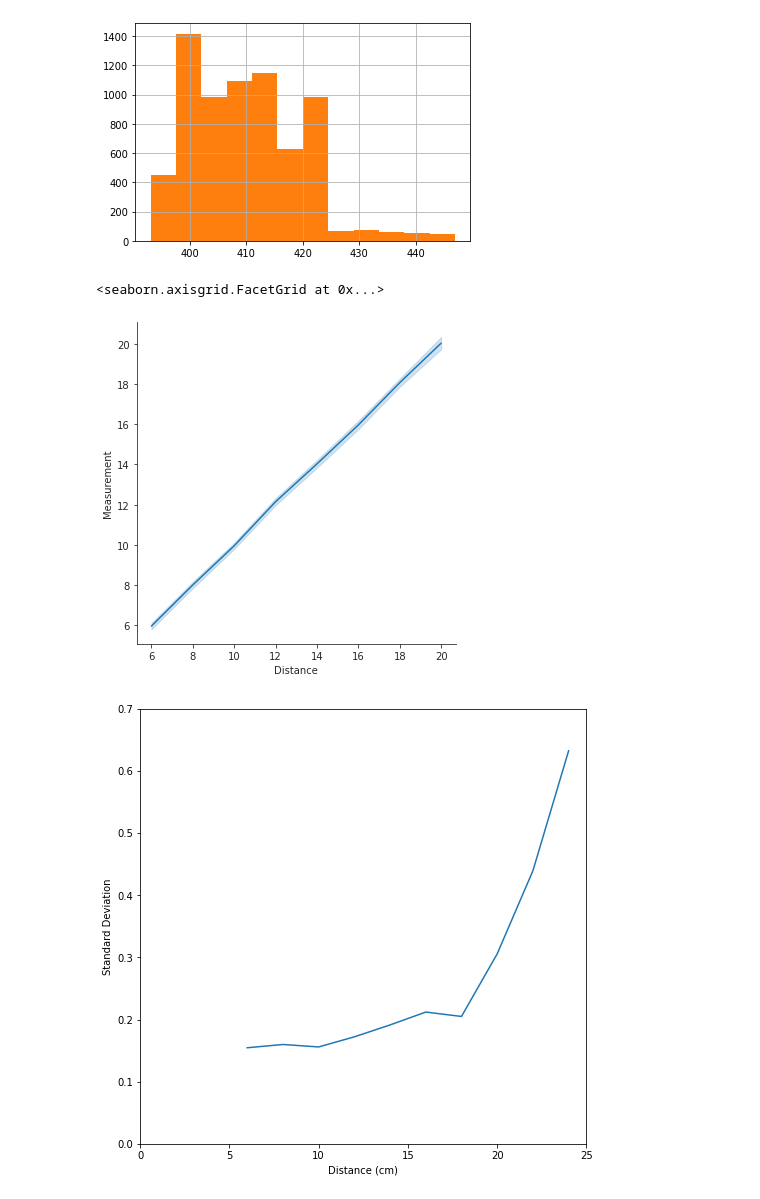
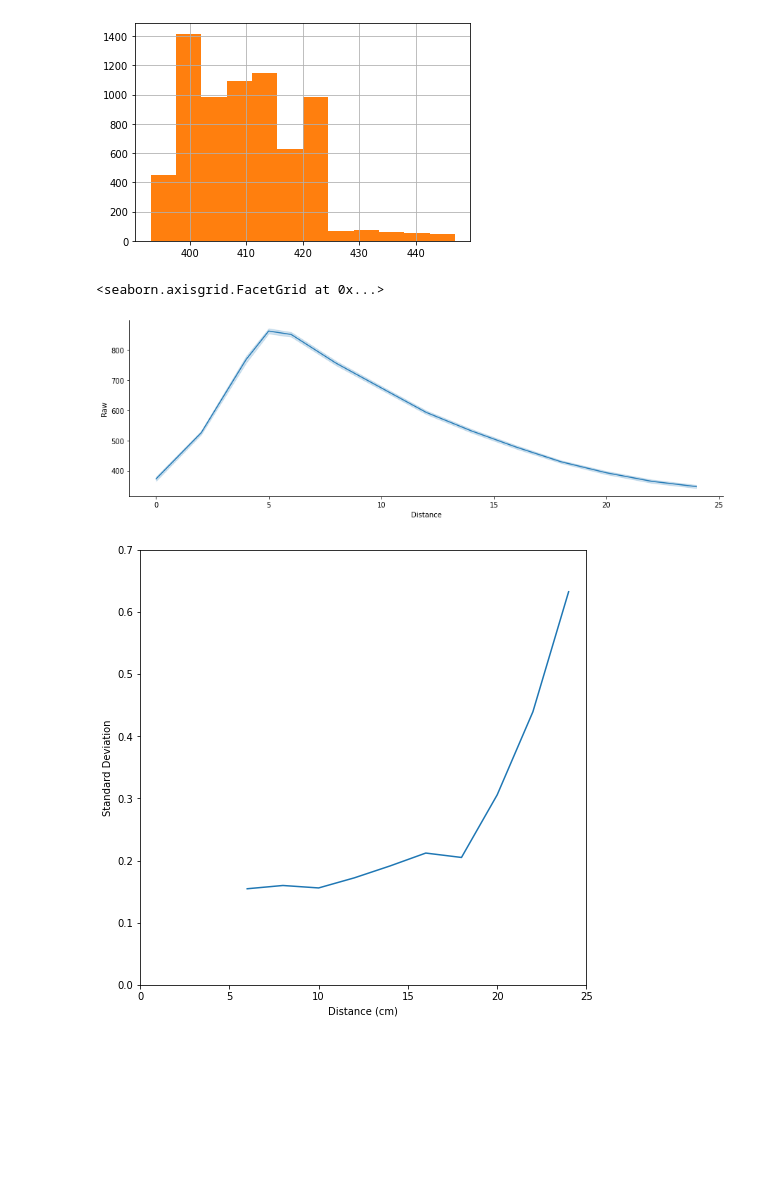
Before and after one commit to paulodowd/GoogleColab_Simple2DSimulator, a Jupyter notebook: Sheet5_SimpleSensorModel_Noise.ipynb, the cells around one changed output. Saved outputs shown, nothing was run; the diff lists cells and outputs as text; code cells hidden in the pictures; blank space fills up the shorter version.

```diff
--- a/Sheet5_SimpleSensorModel_Noise.ipynb
+++ b/Sheet5_SimpleSensorModel_Noise.ipynb
@@ -62,16 +62,15 @@ new_range['Signal'].hist(bins=12)
 # %%
 %matplotlib inline
 import matplotlib.pyplot as plt
 import pandas as pd
 import seaborn as sns
 
 # This reads a CSV file from Github which contains
 Data=pd.read_csv('https://raw.githubusercontent.com/paulodowd/GoogleColab_Simple2DSimulator/main/prox_data.csv')
-
-sns.relplot(x="Distance", y="Measurement", kind="line", ci="sd", data=Data)
+sns.relplot(x="Distance", y="Raw", kind="line", ci="sd", data=Data,height=4, aspect=3.1)
 # %% [output]
 <seaborn.axisgrid.FacetGrid at 0x...>
-[figure, old version]
+[figure, new version]
 # %%
 %matplotlib inline
 import matplotlib.pyplot as plt
```
